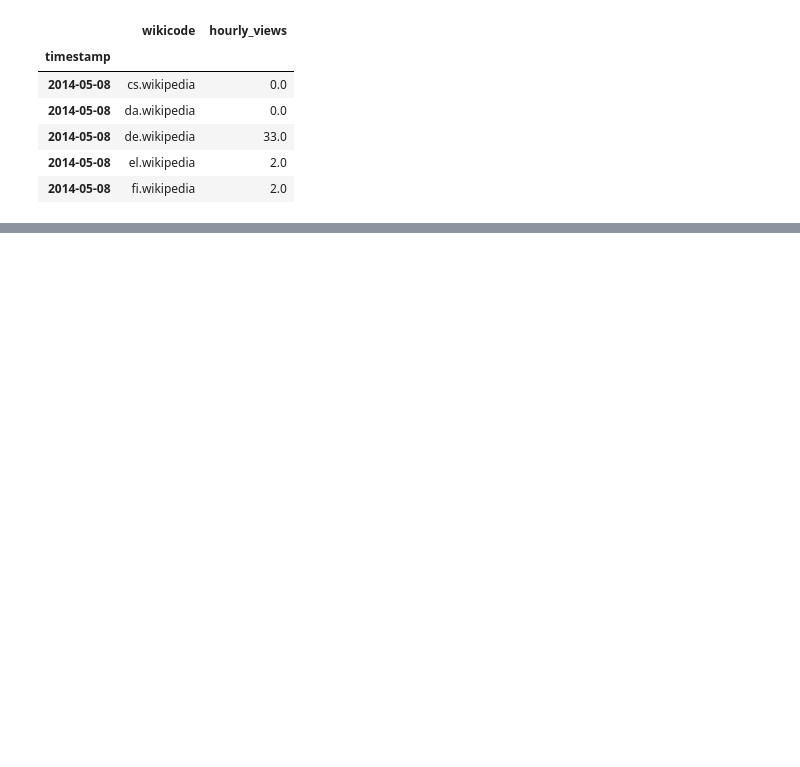
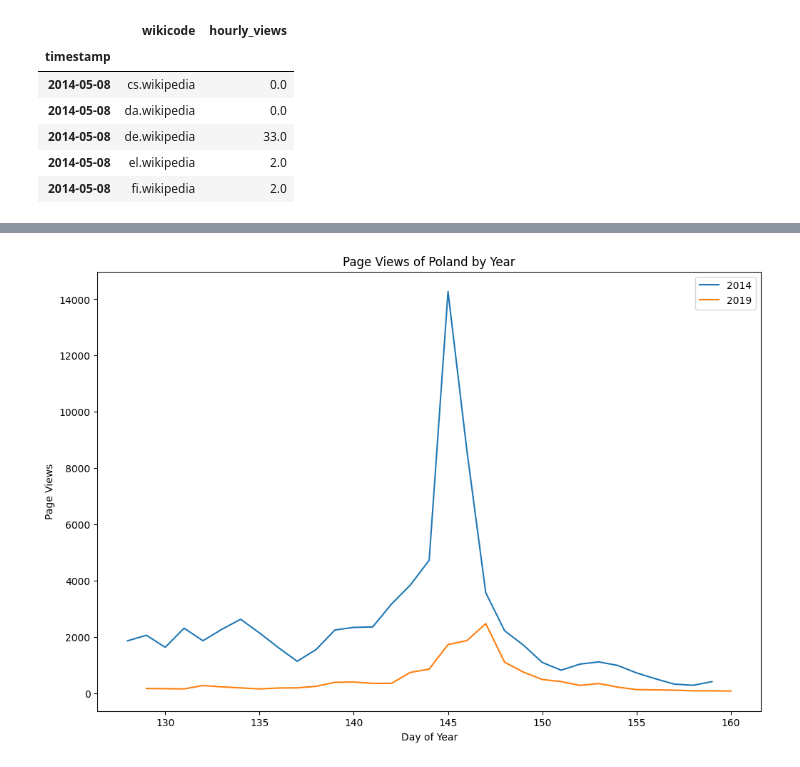
Before and after one commit to jstet/somda_project, a Jupyter notebook: analysis.ipynb, the cells around one changed output, grey strips where cells are left out. Saved outputs shown, nothing was run; the diff lists cells and outputs as text; code cells hidden in the pictures; blank space fills up the shorter version.

```diff
--- a/analysis.ipynb
+++ b/analysis.ipynb
@@ -122,0 +129,31 @@ plt.show()
+# %%
+import matplotlib.pyplot as plt
+
+# Filter the DataFrame for Poland
+df_poland = df[df['wikicode'] == 'pl.wikipedia'].copy()
+
+# Convert the date to day of year using .loc indexer
+df_poland.loc[:, 'day_of_year'] = df_poland.index.dayofyear
+
+# Group the DataFrame by year
+grouped = df_poland.groupby(df_poland.index.year)
+
+# Create the plot
+plt.figure(figsize=(12, 8))
+
+# Iterate over each group and plot
+for year, group in grouped:
+    plt.plot(group['day_of_year'], group['views'], label=str(year))
+
+# Add labels and title
+plt.xlabel('Day of Year')
+plt.ylabel('Page Views')
+plt.title('Page Views of Poland by Year')
+
+# Add a legend
+plt.legend()
+
+# Show the plot
+plt.show()
+# %% [output]
+[figure, added]
```
Also changed, not shown: parts of 8 cells of this notebook, 4 other files.
